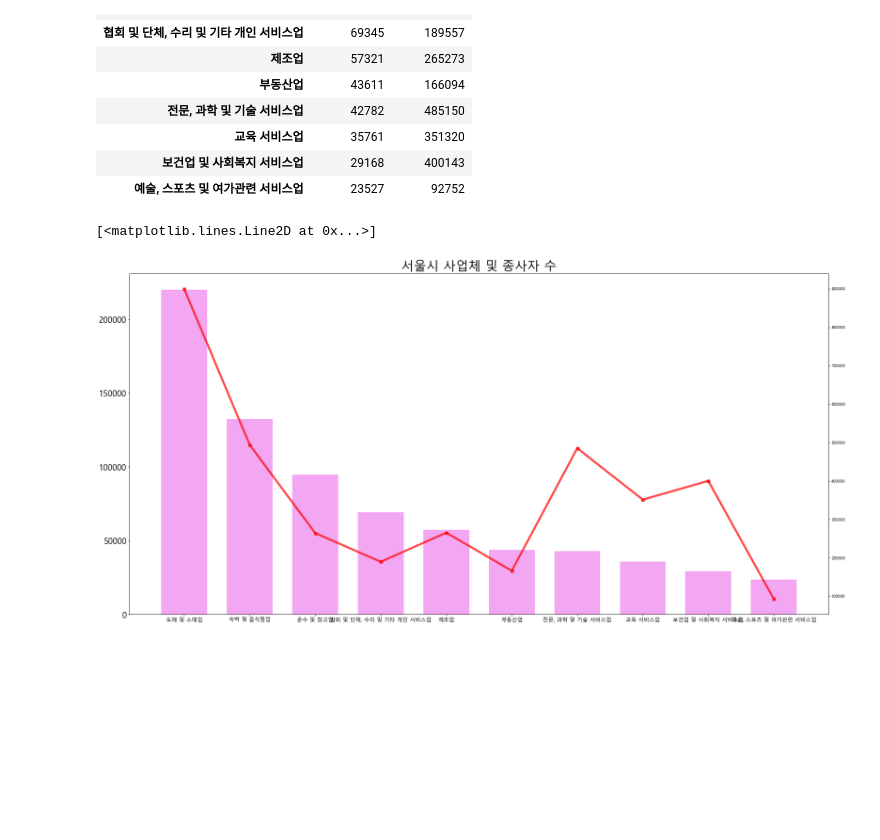
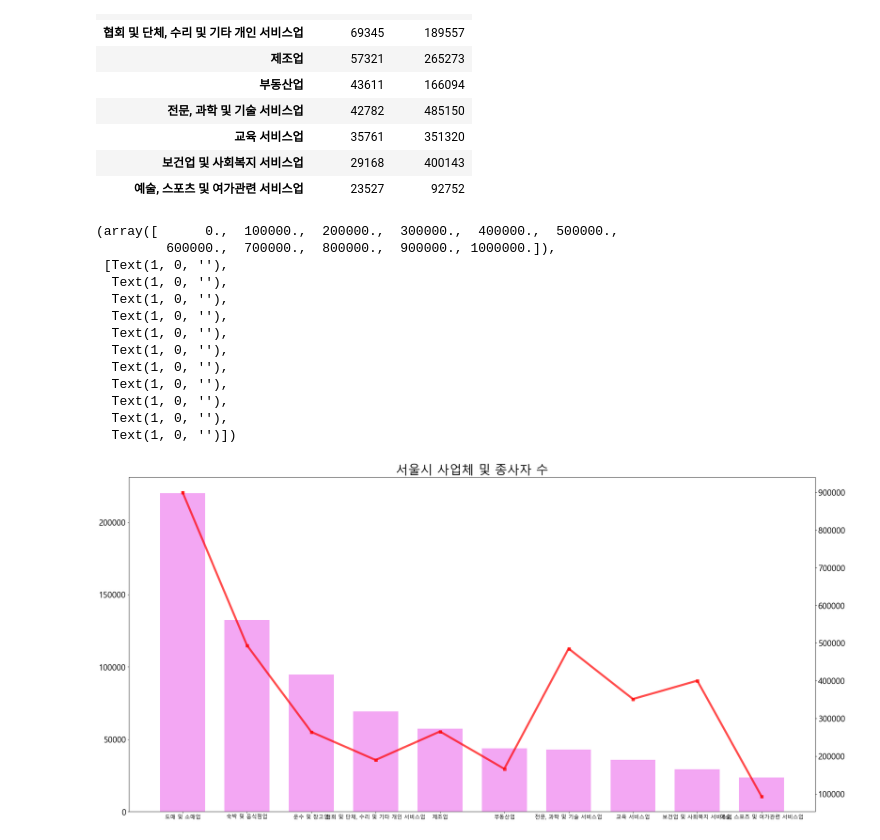
Before and after one commit to hk918216/Mini-Project_1, a Jupyter notebook: 2. 산업현황데이터읽기.ipynb, the cells around one changed output. Drawn from its saved outputs; the diff is of its cells as text; code cells hidden in the pictures; blank space fills up the shorter version.

```diff
--- a/2. 산업현황데이터읽기.ipynb
+++ b/2. 산업현황데이터읽기.ipynb
@@ -587,12 +668,25 @@ seoul_count
 # %%
 fig, ax1 = plt.subplots()
 ax1.bar(seoul_count.index, seoul_count['사업체수 (개)'],color='violet', label='Demand', alpha=0.7, width=0.7)
 plt.xticks(fontsize = 13)
 plt.yticks(fontsize = 20)
 plt.title('서울시 사업체 및 종사자 수', fontsize= 30)
 
 ax2 = ax1.twinx()
 ax2.plot(seoul_count.index, seoul_count['종사자수 (명)'],'-s', color='red', markersize=7, linewidth=5, alpha=0.7)
+plt.yticks(fontsize=20)
 # %% [output]
-[<matplotlib.lines.Line2D at 0x...>]
+(array([      0.,  100000.,  200000.,  300000.,  400000.,  500000.,
+         600000.,  700000.,  800000.,  900000., 1000000.]),
+ [Text(1, 0, ''),
+  Text(1, 0, ''),
+  Text(1, 0, ''),
+  Text(1, 0, ''),
+  Text(1, 0, ''),
+  Text(1, 0, ''),
+  Text(1, 0, ''),
+  Text(1, 0, ''),
+  Text(1, 0, ''),
+  Text(1, 0, ''),
+  Text(1, 0, '')])
-[figure, old version]
+[figure, new version]
```
Also changed, not shown: parts of 22 cells of this notebook, 3 other files.
